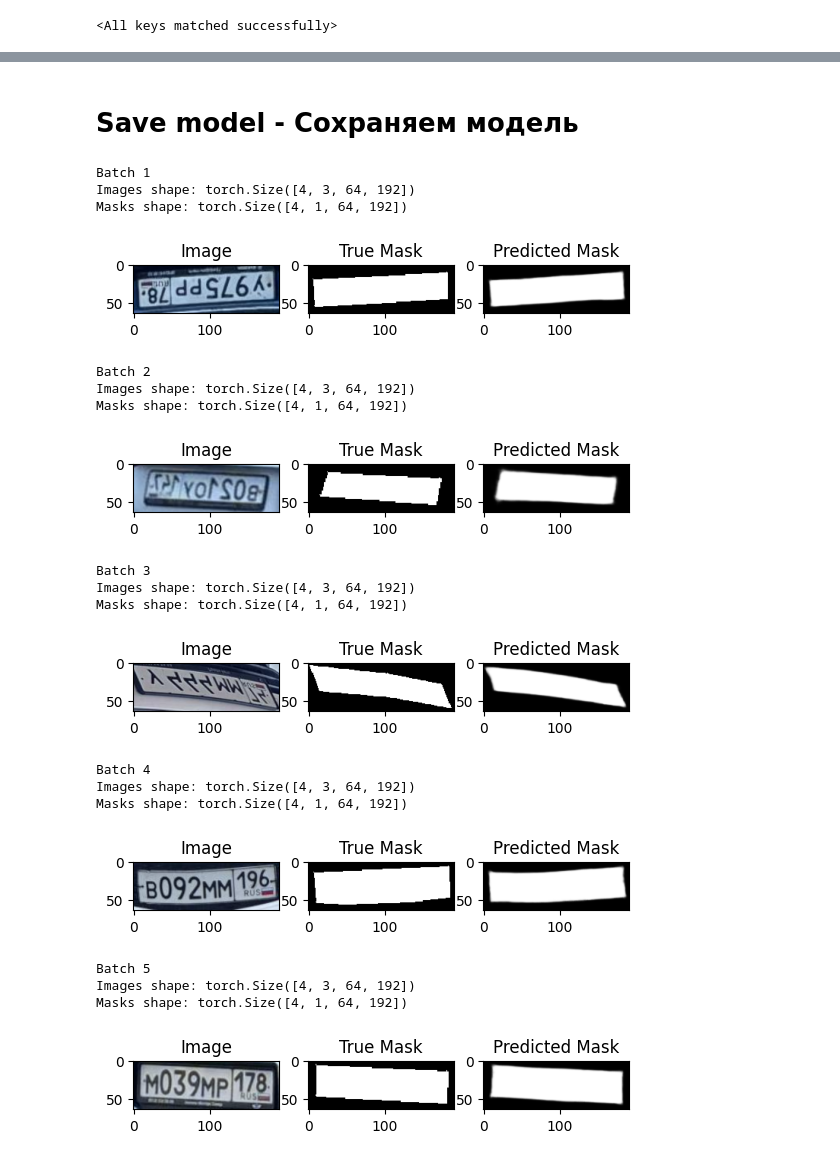
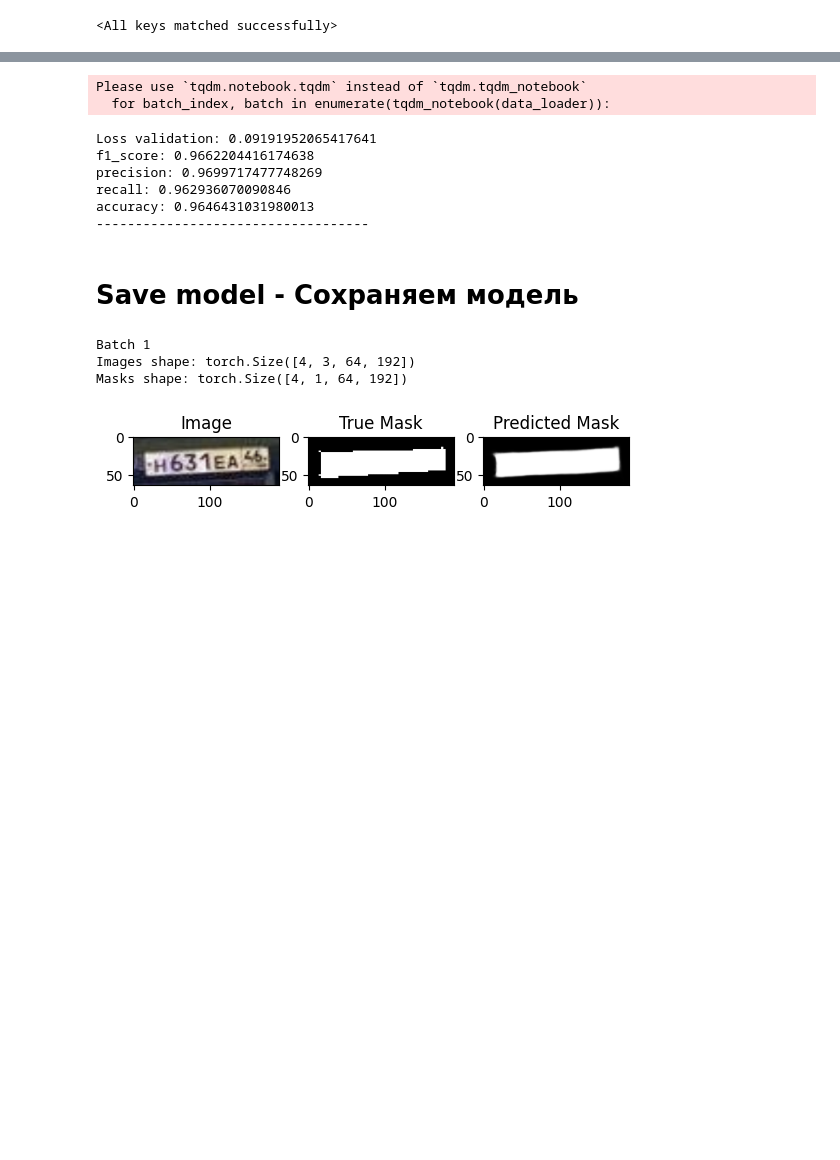
Before and after one commit to NSO-Clio/Normalize-cars-numbers, a Jupyter notebook: notebooks/unet-segment-cars-number.ipynb, the cells around one changed output, grey strips where cells are left out. Saved outputs shown, nothing was run; the diff lists cells and outputs as text; code cells hidden in the pictures; blank space fills up the shorter version.

Commit message:
Update count metricks in unet and add count metrciks in pipline

```diff
--- a/notebooks/unet-segment-cars-number.ipynb
+++ b/notebooks/unet-segment-cars-number.ipynb
@@ -260,12 +260,14 @@ mask_transform = transforms.Compose([
     transforms.Lambda(lambda mask: torch.tensor(mask, dtype=torch.float32).unsqueeze(0))
 ])
 # %%
-train = data_global.iloc[512:, :]
-valid = data_global.iloc[:512, :]
+train = data_global.iloc[380 + 200:, :]
+valid = data_global.iloc[380:380 + 200, :]
+test = data_global.iloc[:380]
 
 
 train_dataset = SegmentationDataset(dataframe=train, transform=image_transform, mask_transform=mask_transform)
 valid_dataset = SegmentationDataset(dataframe=valid, transform=image_transform, mask_transform=mask_transform)
+test_dataset = SegmentationDataset(dataframe=test, transform=image_transform, mask_transform=mask_transform)
 # %%
 image, mask = train_dataset[0]
 print(image.shape, mask.shape)
@@ -283,6 +285,7 @@ plt.imshow(mask.permute(1, 2, 0).cpu().numpy());
 batch_size = 4
 train_dataloader = DataLoader(train_dataset, batch_size=batch_size, shuffle=True, num_workers=8)
 valid_dataloader = DataLoader(valid_dataset, batch_size=batch_size, shuffle=False, num_workers=4)
+test_dataloader = DataLoader(test_dataset, batch_size=batch_size, shuffle=False, num_workers=4)
 # %%
 for batch_idx, (images, masks) in enumerate(train_dataloader):
     print(f'Batch {batch_idx + 1}')
@@ -629,0 +635,32 @@ Masks shape: torch.Size([4, 1, 64, 192])
+# %%
+for batch_idx, (images, masks) in enumerate(test_dataloader):
+    model.eval()
+    print(f'Batch {batch_idx + 1}')
+    print(f'Images shape: {images.shape}')
+    print(f'Masks shape: {masks.shape}')
+
+    with torch.no_grad():
+        predictions = model(images.to(device))
+
+    image = images[0].permute(1, 2, 0).cpu().numpy()
+    image = (image - image.min()) / (image.max() - image.min())
+
+    mask_true = masks[0].squeeze(0).cpu().numpy()
+
+    plt.figure()
+    plt.subplot(1, 3, 1)
+    plt.imshow(image)
+    plt.title("Image")
+
+    plt.subplot(1, 3, 2)
+    plt.imshow(mask_true, cmap='gray')
+    plt.title("True Mask")
+
+    plt.subplot(1, 3, 3)
+    plt.imshow(torch.sigmoid(predictions[0]).cpu().permute(1, 2, 0).detach().numpy(), cmap='gray')
+    plt.title("Predicted Mask")
+
+    plt.show()
+
+    if batch_idx == 4:
+        break
@@ -630,3 +688,14 @@ Masks shape: torch.Size([4, 1, 64, 192])
+# %%
+result_metrics_test = validation_one_epoch(test_dataloader, Metrics)
+# %% [output]
+Please use `tqdm.notebook.tqdm` instead of `tqdm.tqdm_notebook`
+  for batch_index, batch in enumerate(tqdm_notebook(data_loader)):
+Loss validation: 0.09191952065417641
+f1_score: 0.9662204416174638
+precision: 0.9699717477748269
+recall: 0.962936070090846
+accuracy: 0.9646431031980013
+-----------------------------------
 # %% [markdown]
 # Save model - Сохраняем модель
 # %%
@@ -661,55 +727,39 @@ optimizer.load_state_dict(checkpoint['optimizer_state_dict'])
 
 model_load = model_load.to(device)
 # %%
-for batch_idx, (images, masks) in enumerate(valid_dataloader):
+for batch_idx, (images, masks) in enumerate(train_dataloader):
     model_load.eval()
     print(f'Batch {batch_idx + 1}')
     print(f'Images shape: {images.shape}')
     print(f'Masks shape: {masks.shape}')
 
     with torch.no_grad():
         predictions = model_load(images.to(device))
 
     image = images[0].permute(1, 2, 0).cpu().numpy()
     image = (image - image.min()) / (image.max() - image.min())
 
     mask_true = masks[0].squeeze(0).cpu().numpy()
 
     plt.figure()
     plt.subplot(1, 3, 1)
     plt.imshow(image)
     plt.title("Image")
 
     plt.subplot(1, 3, 2)
     plt.imshow(mask_true, cmap='gray')
     plt.title("True Mask")
 
     plt.subplot(1, 3, 3)
     plt.imshow(torch.sigmoid(predictions[0]).cpu().permute(1, 2, 0).detach().numpy(), cmap='gray')
     plt.title("Predicted Mask")
 
     plt.show()
 
-    if batch_idx == 4:
+    if batch_idx == 0:
         break
 # %% [output]
 Batch 1
 Images shape: torch.Size([4, 3, 64, 192])
 Masks shape: torch.Size([4, 1, 64, 192])
-[figure, old version]
+[figure, new version]
-Batch 2
-Images shape: torch.Size([4, 3, 64, 192])
-Masks shape: torch.Size([4, 1, 64, 192])
-[figure, removed]
-Batch 3
-Images shape: torch.Size([4, 3, 64, 192])
-Masks shape: torch.Size([4, 1, 64, 192])
-[figure, removed]
-Batch 4
-Images shape: torch.Size([4, 3, 64, 192])
-Masks shape: torch.Size([4, 1, 64, 192])
-[figure, removed]
-Batch 5
-Images shape: torch.Size([4, 3, 64, 192])
-Masks shape: torch.Size([4, 1, 64, 192])
-[figure, removed]
```
Also changed, not shown: parts of 28 cells of this notebook, 1 other file.
